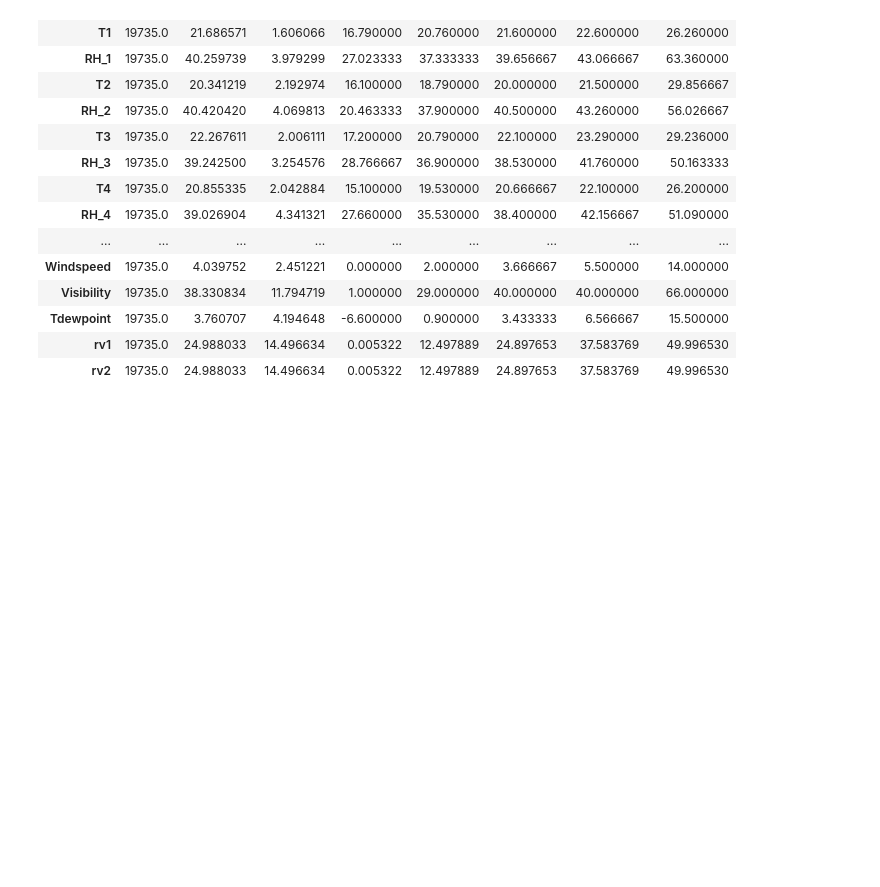
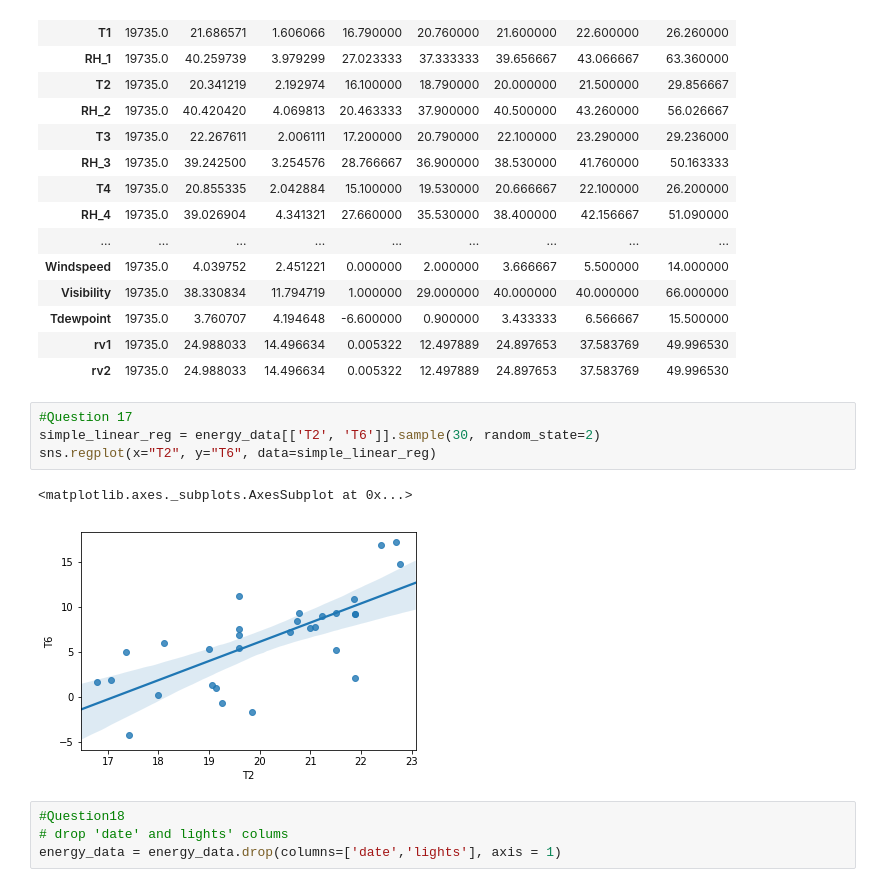
Before and after one commit to olusegunadelowo/Appliances-Energy-Prediction-Algorithm, a Jupyter notebook: Reg-Model.ipynb, the cells around one changed output. Saved outputs shown, nothing was run; the diff lists cells and outputs as text; blank space fills up the shorter version.

```diff
--- a/Reg-Model.ipynb
+++ b/Reg-Model.ipynb
@@ -95,3 +93,14 @@ energy_data.describe().T
 | Tdewpoint | 19735.0 | 3.760707 | 4.194648 | -6.600000 | 0.900000 | 3.433333 | 6.566667 | 15.500000 |
 | rv1 | 19735.0 | 24.988033 | 14.496634 | 0.005322 | 12.497889 | 24.897653 | 37.583769 | 49.996530 |
 | rv2 | 19735.0 | 24.988033 | 14.496634 | 0.005322 | 12.497889 | 24.897653 | 37.583769 | 49.996530 |
+# %%
+#Question 17
+simple_linear_reg = energy_data[['T2', 'T6']].sample(30, random_state=2)
+sns.regplot(x="T2", y="T6", data=simple_linear_reg)
+# %% [output]
+<matplotlib.axes._subplots.AxesSubplot at 0x...>
+[figure, added]
+# %%
+#Question18
+# drop 'date' and lights' colums
+energy_data = energy_data.drop(columns=['date','lights'], axis = 1)
```
Also changed, not shown: parts of 15 cells of this notebook.
